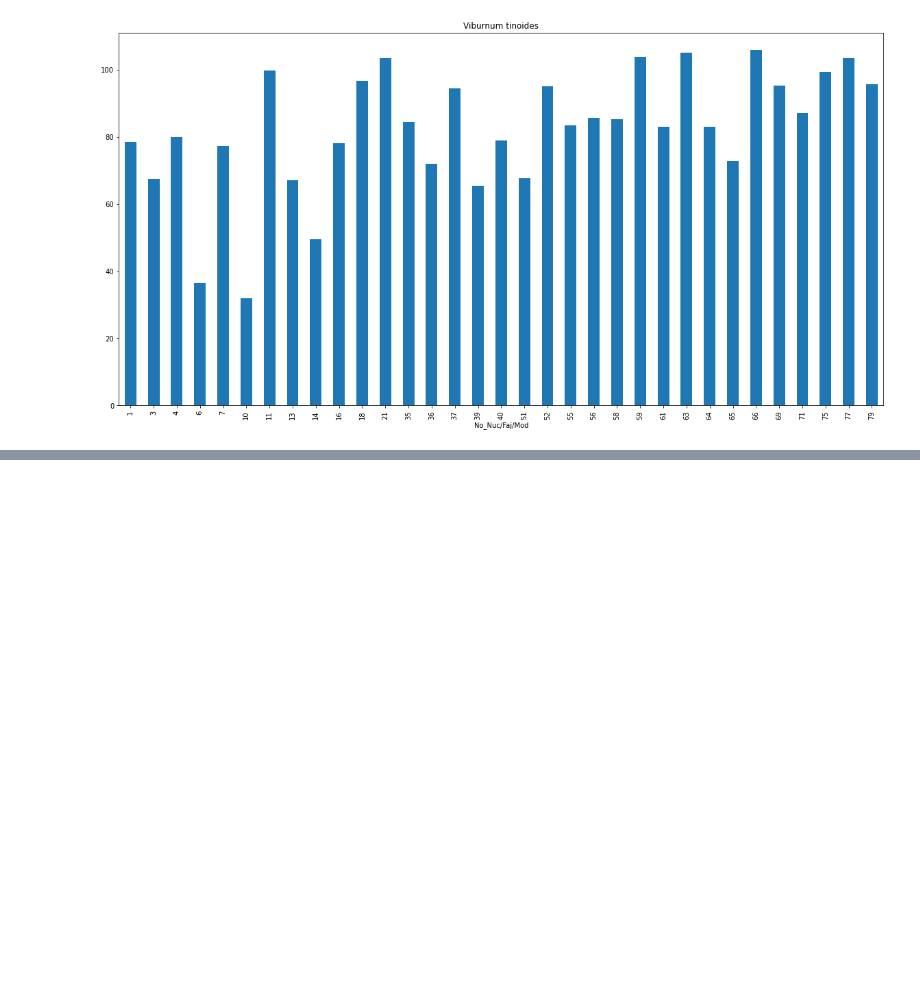
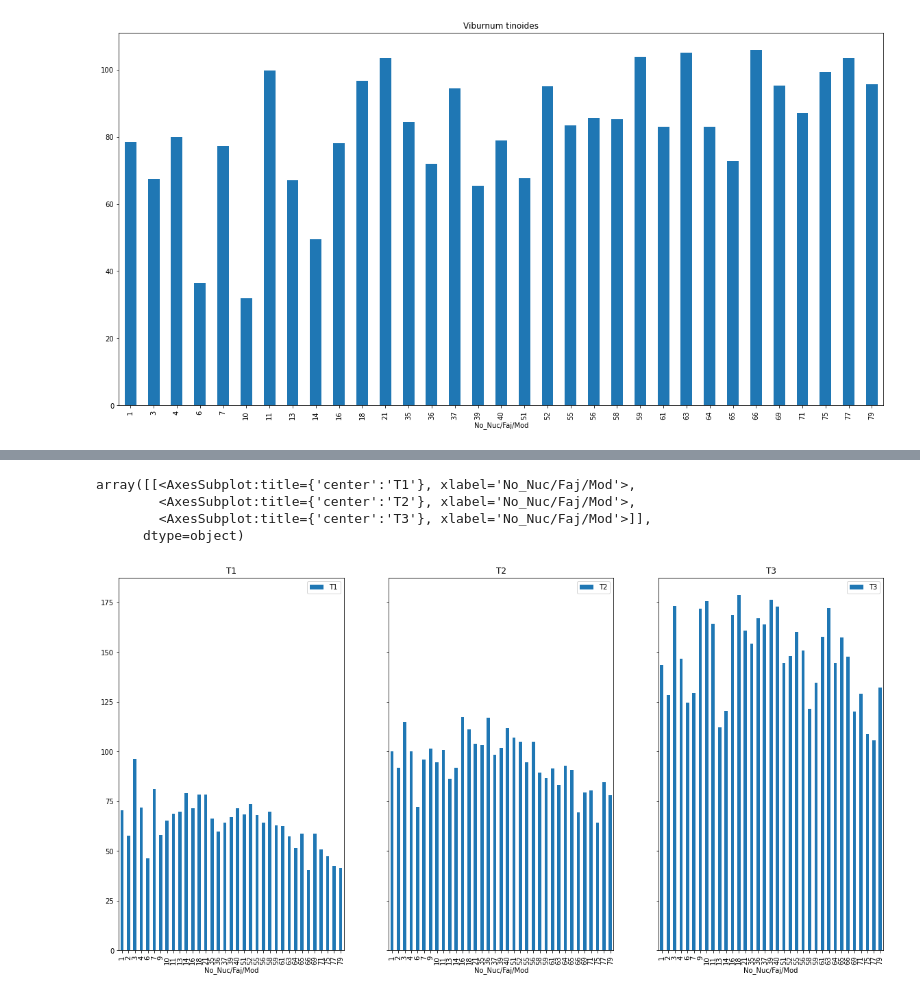
Before and after one commit to Slid61/Plant-Restoration-Data, a Jupyter notebook: Data Wrangling SAPR Bojacá.ipynb, the cells around one changed output, grey strips where cells are left out. Saved outputs shown, nothing was run; the diff lists cells and outputs as text; code cells hidden in the pictures; blank space fills up the shorter version.

```diff
--- a/Data Wrangling SAPR Bojacá.ipynb
+++ b/Data Wrangling SAPR Bojacá.ipynb
@@ -263,0 +272,8 @@ for item in e_index1:
+# %%
+new_df.plot(kind='bar', subplots=True, layout=(1,3), figsize=(20,10), sharey=True, color='tab:blue')
+# %% [output]
+array([[<AxesSubplot:title={'center':'T1'}, xlabel='No_Nuc/Faj/Mod'>,
+        <AxesSubplot:title={'center':'T2'}, xlabel='No_Nuc/Faj/Mod'>,
+        <AxesSubplot:title={'center':'T3'}, xlabel='No_Nuc/Faj/Mod'>]],
+      dtype=object)
+[figure, added]
```
Also changed, not shown: parts of 9 cells of this notebook, 4 other files.
